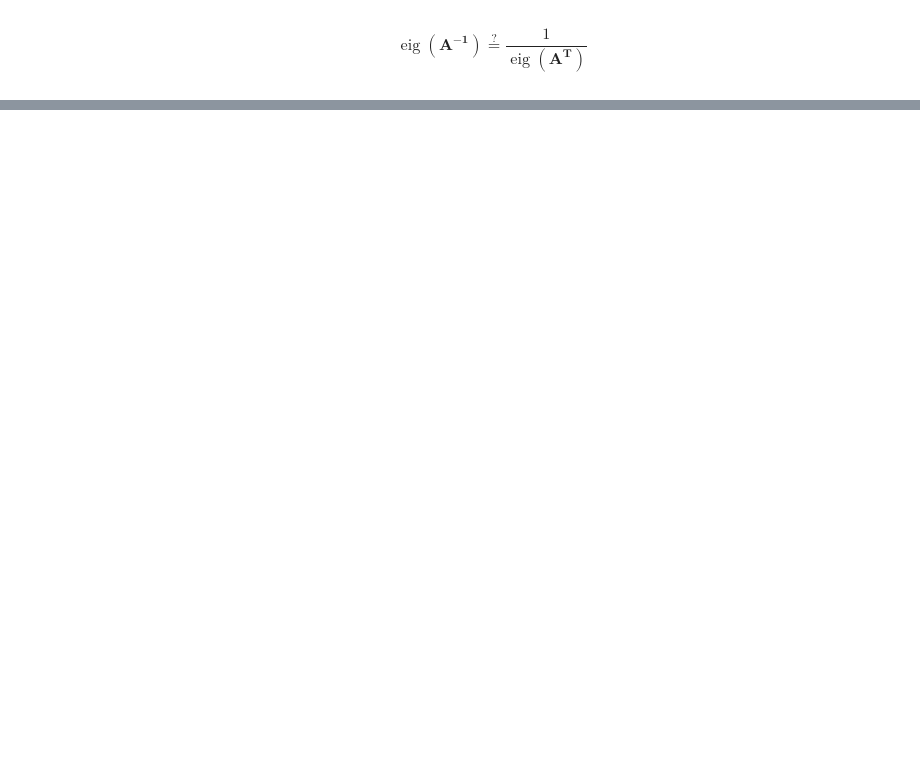
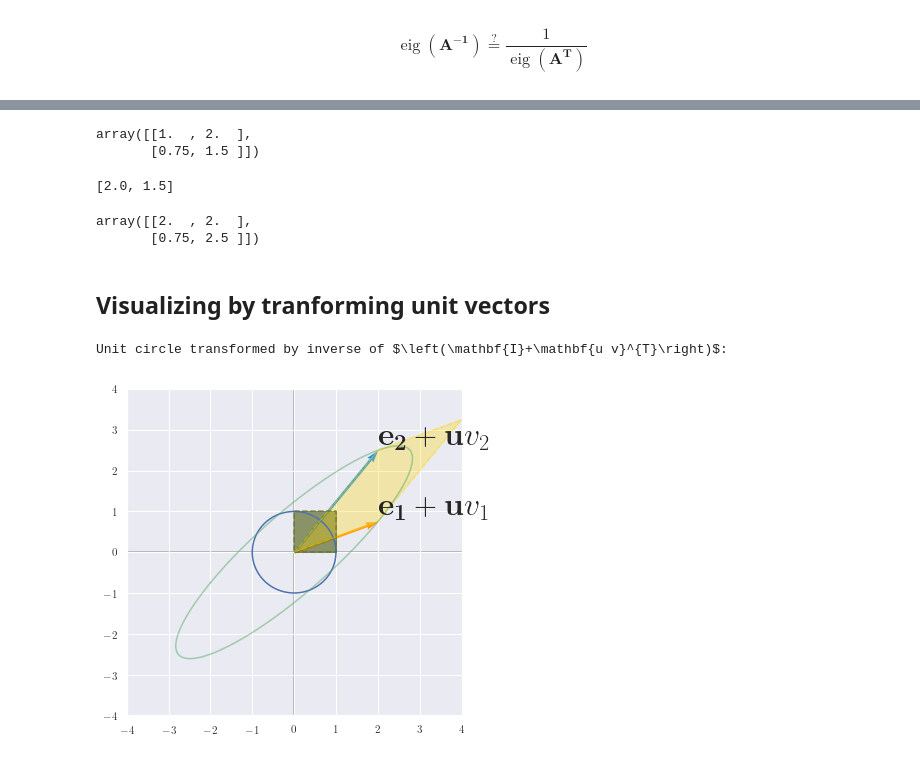
Before and after one commit to shengxue/Matrix-Cookbook-Notes, a Jupyter notebook: 1.2 Determinant/1.2 Determinant.ipynb, the cells around one changed output, grey strips where cells are left out. Cells and saved outputs as stored; diff of their text form; code cells hidden in the pictures; blank space fills up the shorter version.

```diff
--- a/1.2 Determinant/1.2 Determinant.ipynb
+++ b/1.2 Determinant/1.2 Determinant.ipynb
@@ -223,0 +232,43 @@ plt.show()
+# %%
+e1=[1, 0]
+e2=[0, 1]
+
+u=np.array([[2], [1.5]])
+v=np.array([[0.5], [1]])
+A = np.identity(2) + u.dot(np.transpose(v))
+# %%
+u.dot(v.transpose())
+# %% [output]
+array([[1.  , 2.  ],
+       [0.75, 1.5 ]])
+# %%
+u.flatten().tolist()
+# %% [output]
+[2.0, 1.5]
+# %%
+A
+# %% [output]
+array([[2.  , 2.  ],
+       [0.75, 2.5 ]])
+# %% [markdown]
+## Visualizing by tranforming unit vectors
+# %%
+print(r'Unit circle transformed by inverse of $\left(\mathbf{I}+\mathbf{u v}^{T}\right)$:')
+plt.figure(figsize=(6, 6))
+
+matrixToPlot(A)
+
+# plt.plot([0, 5, 5, 0, 0], [0, 0, 4, 4, 0], linestyle='--', color='#5B2C6F')
+plotFilledVectors([1, 0], [0, 1], color='#626F2C', alpha=0.7)
+plotFilledVectors(A.dot(e1), A.dot(e2), color='#FFD700', alpha=0.3)
+
+plt.text(2, 0.8, r"$\mathbf{e_1} + \mathbf{u}v_1$")
+plt.text(2, 2.5, r"$\mathbf{e_2} + \mathbf{u}v_2$")
+
+plt.xlim(-4, 4)
+plt.ylim(-4, 4)
+# plt.axis('scaled')
+plt.show()
+# %% [output]
+Unit circle transformed by inverse of $\left(\mathbf{I}+\mathbf{u v}^{T}\right)$:
+[figure, added]
```
Also changed, not shown: parts of 13 cells of this notebook, 1 other file.
